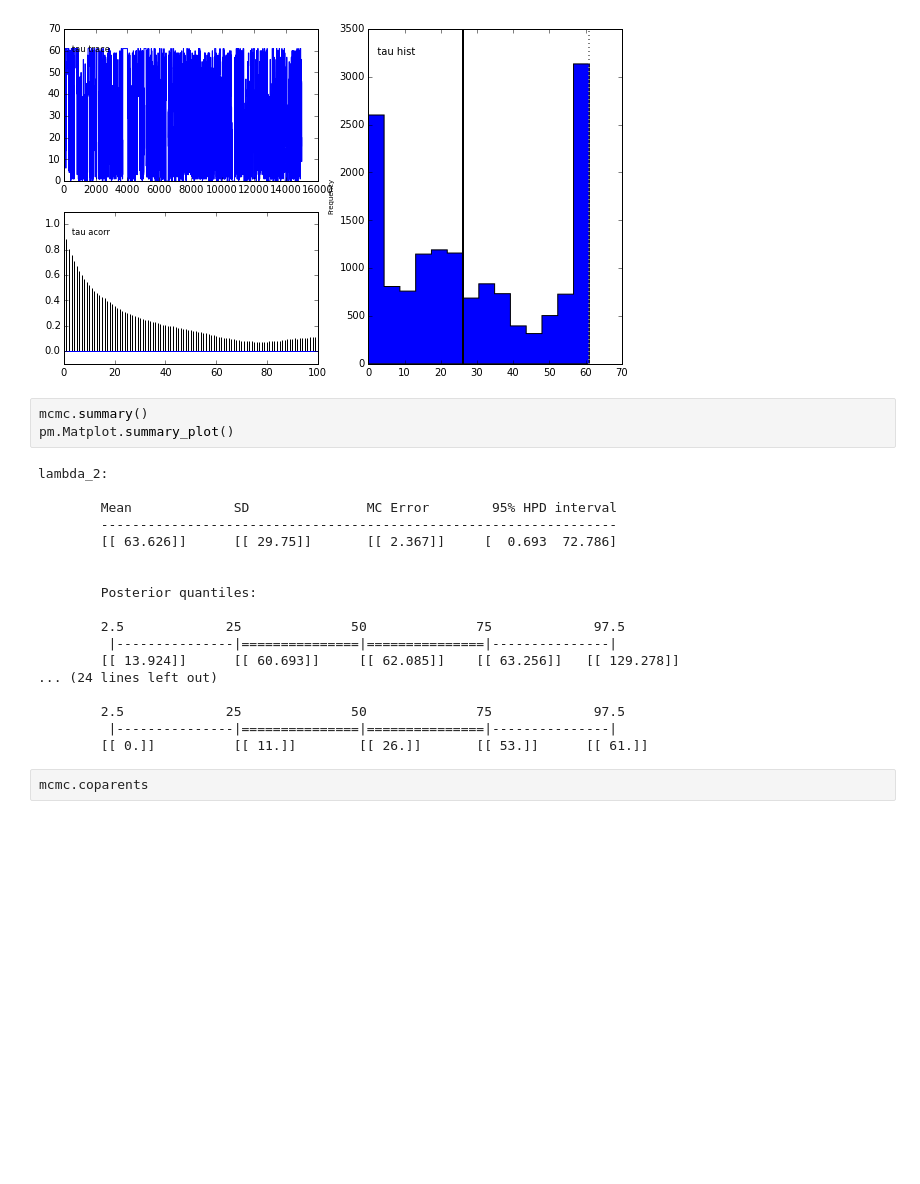
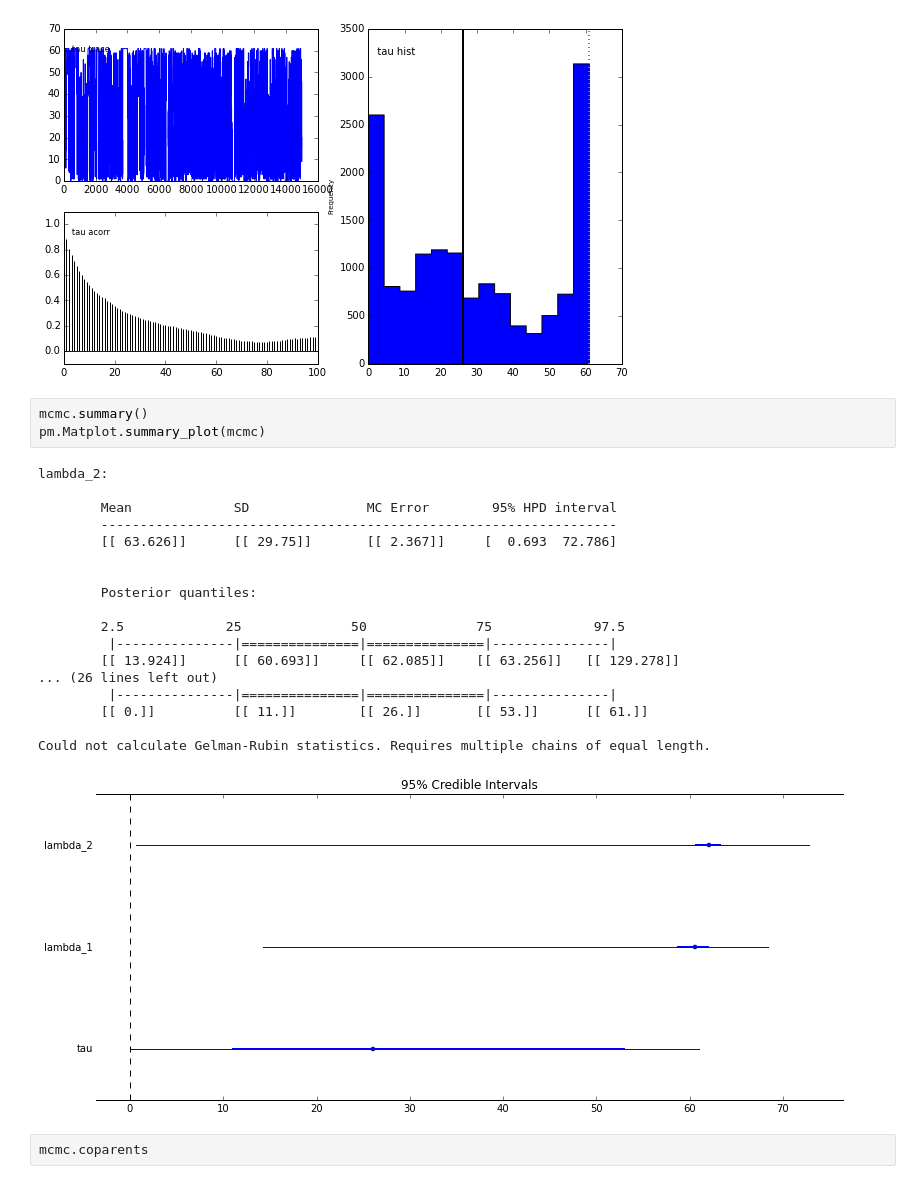
Before and after one commit to hillbs/Differential-Equations-and-Linear-Algebra, a Jupyter notebook: Survival analyses/AFib_resting_HR.ipynb, the cells around one changed output. Cells and saved outputs as stored; diff of their text form; blank space fills up the shorter version.

```diff
--- a/Survival analyses/AFib_resting_HR.ipynb
+++ b/Survival analyses/AFib_resting_HR.ipynb
@@ -180,25 +180,26 @@ Plotting tau
 [figure]
 # %%
 mcmc.summary()
-pm.Matplot.summary_plot()
+pm.Matplot.summary_plot(mcmc)
 # %% [output]
 lambda_2:
 
         Mean             SD               MC Error        95% HPD interval
         ------------------------------------------------------------------
         [[ 63.626]]      [[ 29.75]]       [[ 2.367]]     [  0.693  72.786]
 
 
         Posterior quantiles:
 
         2.5             25              50              75             97.5
          |---------------|===============|===============|---------------|
         [[ 13.924]]      [[ 60.693]]     [[ 62.085]]    [[ 63.256]]   [[ 129.278]]
-... (24 lines left out)
-
-        2.5             25              50              75             97.5
+... (26 lines left out)
          |---------------|===============|===============|---------------|
         [[ 0.]]          [[ 11.]]        [[ 26.]]       [[ 53.]]      [[ 61.]]
+
+Could not calculate Gelman-Rubin statistics. Requires multiple chains of equal length.
+[figure, added]
 # %%
 mcmc.coparents
 # %% [output]
```
